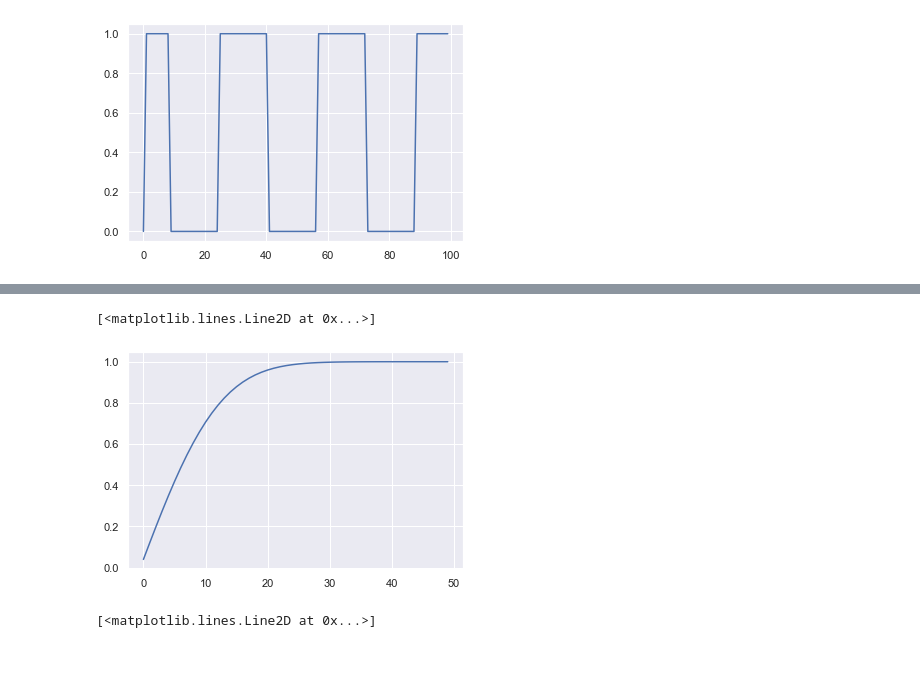
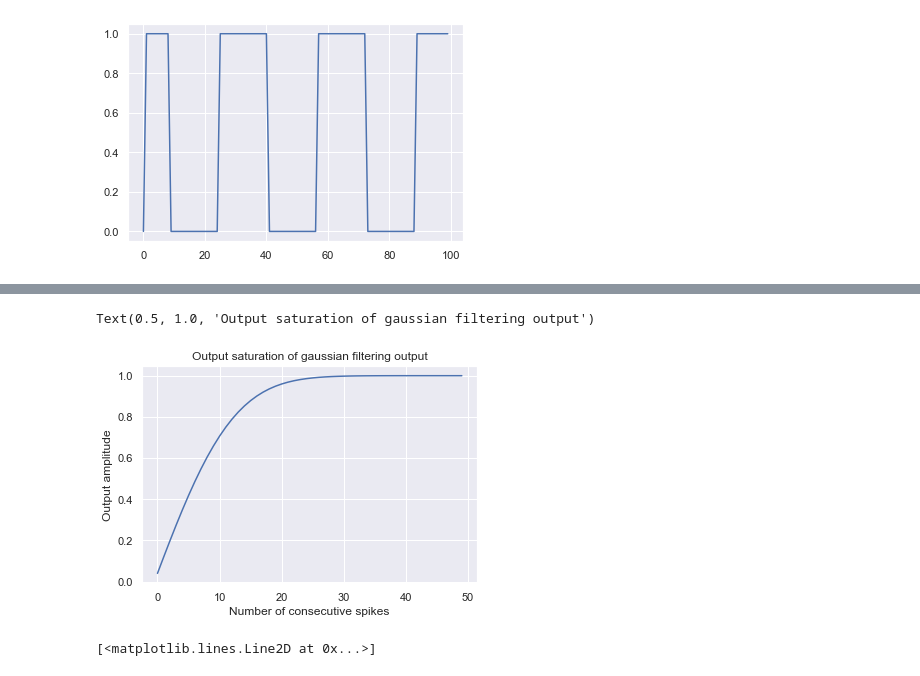
Before and after one commit to pennfranc/adm-ppg-analysis, a Jupyter notebook: ADM transfer function.ipynb, the cells around one changed output, grey strips where cells are left out. Drawn from its saved outputs; the diff is of its cells as text; code cells hidden in the pictures.

```diff
--- a/ADM transfer function.ipynb
+++ b/ADM transfer function.ipynb
@@ -205,9 +205,12 @@ for num_ones in num_spikes:
     amplitudes_exp.append(max(signal.convolve(input_spikes, exp_decaying_filter(0.4), mode='full')))
 # %%
 plt.plot(amplitudes_gaussian)
+plt.ylabel('Output amplitude')
+plt.xlabel('Number of consecutive spikes')
+plt.title('Output saturation of gaussian filtering output')
 # %% [output]
-[<matplotlib.lines.Line2D at 0x...>]
+Text(0.5, 1.0, 'Output saturation of gaussian filtering output')
-[figure, old version]
+[figure, new version]
 # %%
 plt.plot(amplitudes_exp)
 # %% [output]
```
Also changed, not shown: parts of 6 cells of this notebook, 7 other files.
